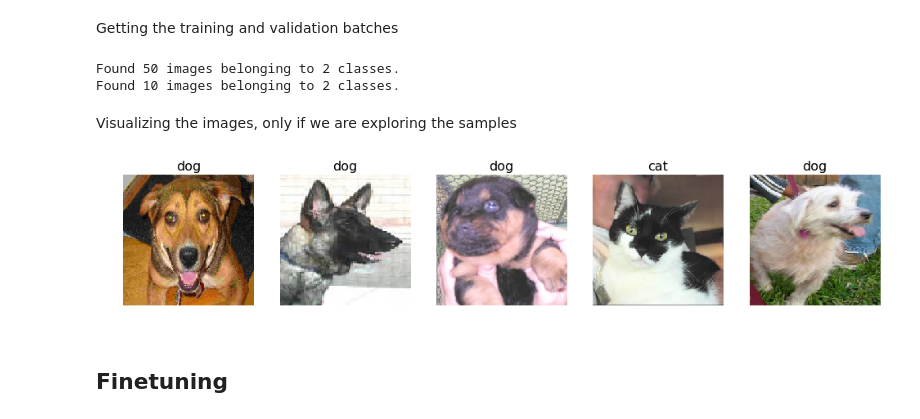
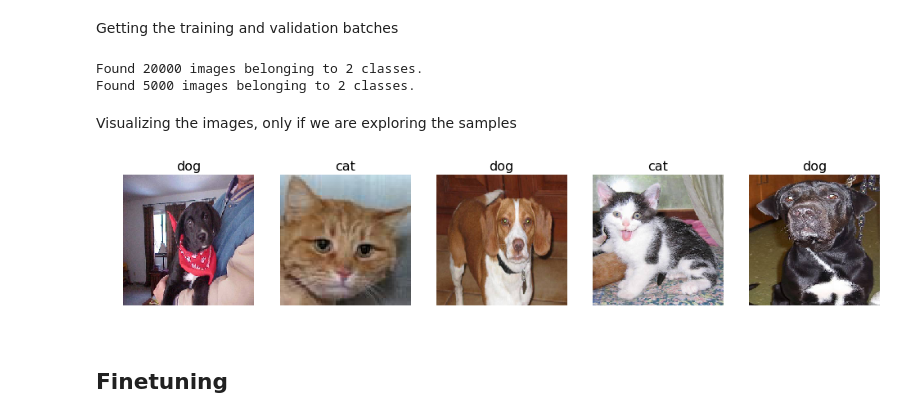
Before and after one commit to AmanDaVinci/DeepLabs, a Jupyter notebook: notebooks/Deep Vision.ipynb, the cells around one changed output. Cells and saved outputs as stored; diff of their text form; code cells hidden in the pictures.

```diff
--- a/notebooks/Deep Vision.ipynb
+++ b/notebooks/Deep Vision.ipynb
@@ -42,12 +32,12 @@ Using TensorFlow backend.
 # %% [markdown]
 The path to the dataset is defined here. It will point to the sample folder which contains lesser number of images for quick and iterative training on the local machine. For the final training, on the cloud we must change the path to the one commented out below.
 # %%
-path = '../data/dogscats/sample/'
-# path = '../data/dogscats/'
+# path = '../data/dogscats/sample/'
+path = '../data/dogscats/'
 # %% [markdown]
 The default batchsize for training and validation purposes
 # %%
-batchsize = 8
+batchsize = 64
 # %% [markdown]
 ## Data Exploration
 # %% [markdown]
@@ -60,19 +50,18 @@ Getting the training and validation batches
 batches = vgg.get_batches(path+'train', batch_size=batchsize)
 val_batches = vgg.get_batches(path+'valid', batch_size=batchsize)
 # %% [output]
-Found 50 images belonging to 2 classes.
-Found 10 images belonging to 2 classes.
+Found 20000 images belonging to 2 classes.
+Found 5000 images belonging to 2 classes.
 # %% [markdown]
 Visualizing the images, only if we are exploring the samples
 # %%
-if path == '../data/dogscats/sample/':
-    imgs, labels = next(batches)
-    val_imgs, val_labels = next(val_batches)
-    labels = ['dog' if i[0]==0 else 'cat' for i in labels]
-    val_labels = ['dog' if i[0]==0 else 'cat' for i in val_labels]
-    plots(val_imgs[:5], figsize=(20,10), titles=val_labels)
+imgs, labels = next(batches)
+val_imgs, val_labels = next(val_batches)
+labels = ['dog' if i[0]==0 else 'cat' for i in labels]
+val_labels = ['dog' if i[0]==0 else 'cat' for i in val_labels]
+plots(val_imgs[:5], figsize=(20,10), titles=val_labels)
 # %% [output]
-[figure, old version]
+[figure, new version]
 # %% [markdown]
 ## Finetuning
 # %%
```
Also changed, not shown: parts of 9 cells of this notebook.
